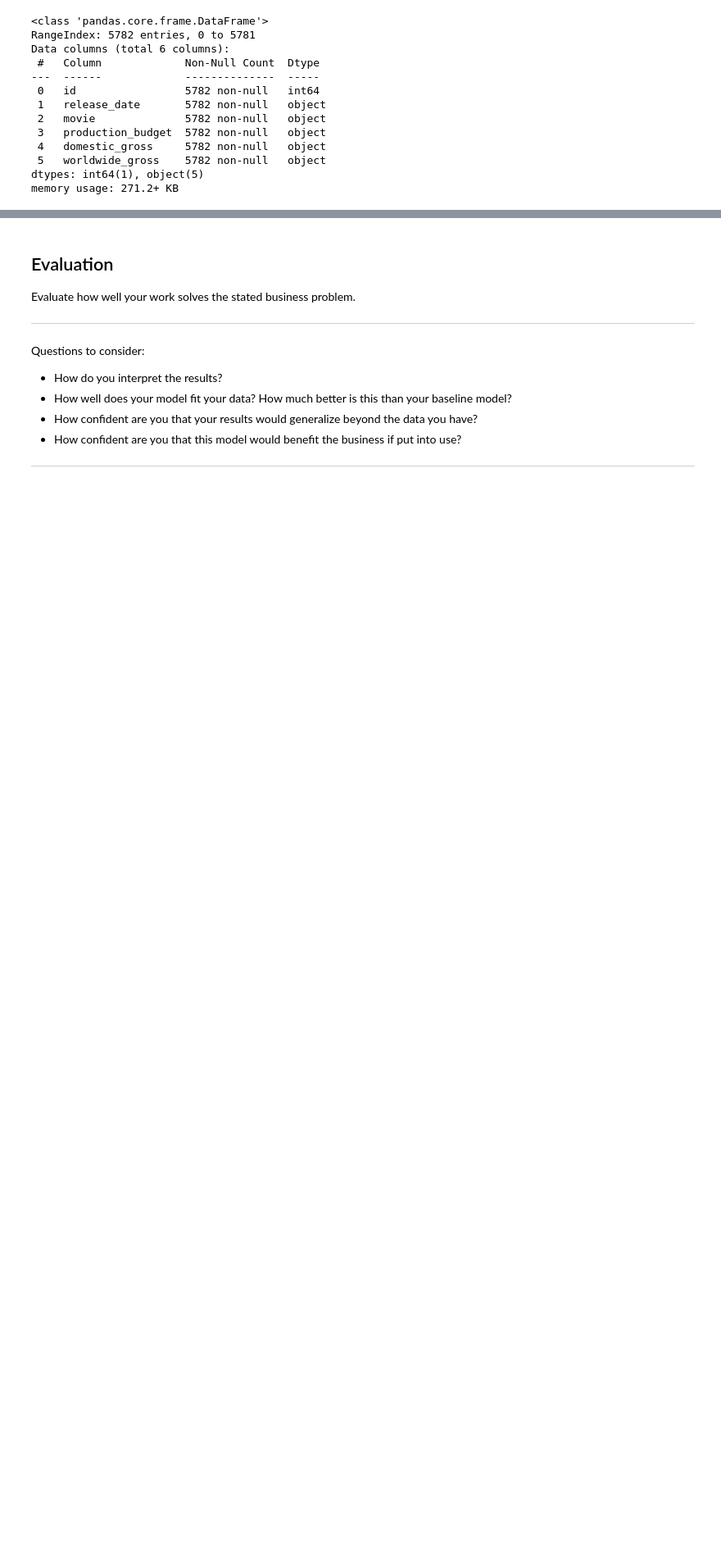
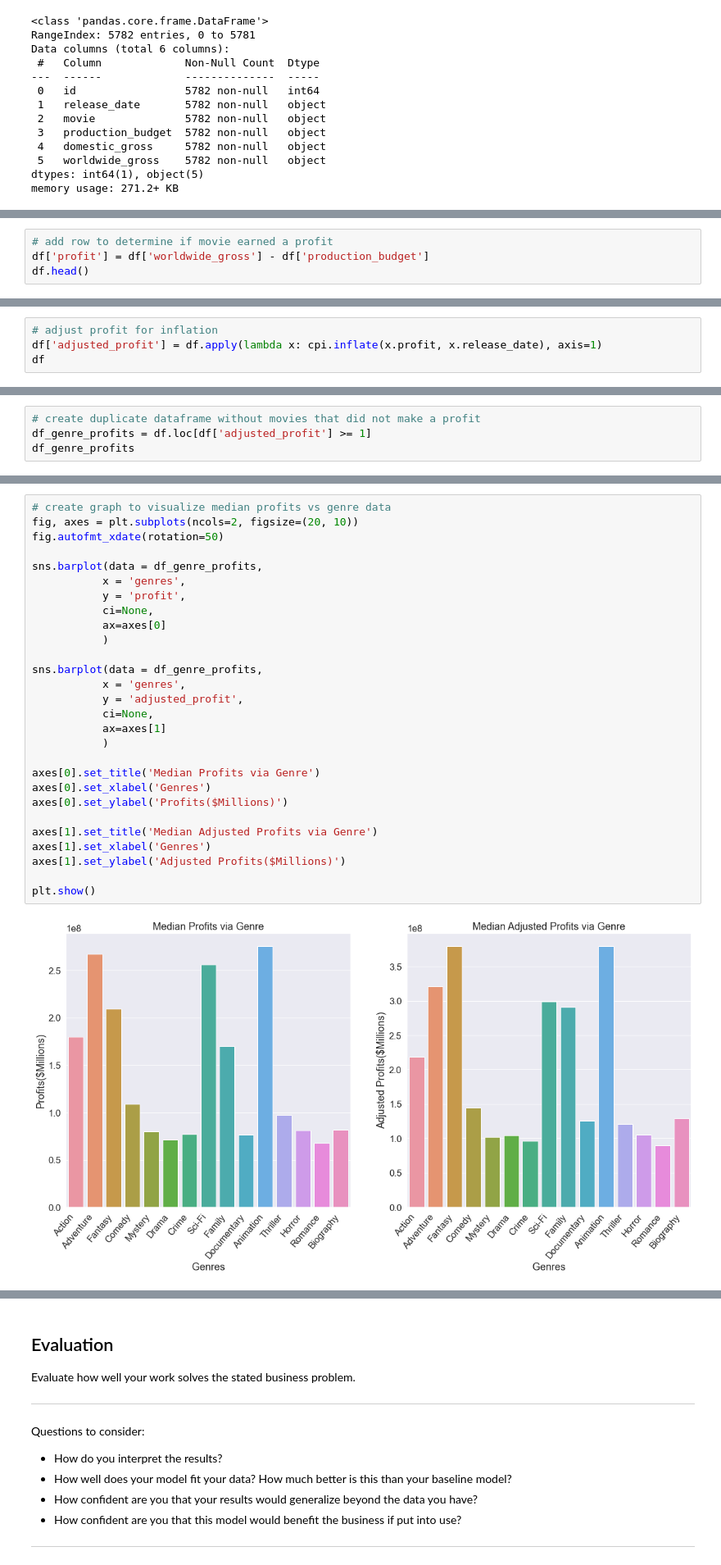
Before and after one commit to sierrajul/Microsoft-Movie-Analysis, a Jupyter notebook: dsc-phase1-project-template.ipynb, the cells around one changed output, grey strips where cells are left out. Shown at 82% size. Saved outputs shown, nothing was run; the diff lists cells and outputs as text; blank space fills up the shorter version.

```diff
--- a/dsc-phase1-project-template.ipynb
+++ b/dsc-phase1-project-template.ipynb
@@ -301,0 +334,4 @@ fig.set_size_inches(10,10)
+# %%
+# add row to determine if movie earned a profit
+df['profit'] = df['worldwide_gross'] - df['production_budget']
+df.head()
@@ -301,0 +345,4 @@ fig.set_size_inches(10,10)
+# %%
+# adjust profit for inflation
+df['adjusted_profit'] = df.apply(lambda x: cpi.inflate(x.profit, x.release_date), axis=1)
+df
@@ -301,0 +456,4 @@ fig.set_size_inches(10,10)
+# %%
+# create duplicate dataframe without movies that did not make a profit
+df_genre_profits = df.loc[df['adjusted_profit'] >= 1]
+df_genre_profits
@@ -301,0 +495,30 @@ fig.set_size_inches(10,10)
+# %%
+# create graph to visualize median profits vs genre data
+fig, axes = plt.subplots(ncols=2, figsize=(20, 10))
+fig.autofmt_xdate(rotation=50)
+
+sns.barplot(data = df_genre_profits,
+           x = 'genres',
+           y = 'profit',
+           ci=None,
+           ax=axes[0]
+           )
+
+sns.barplot(data = df_genre_profits,
+           x = 'genres',
+           y = 'adjusted_profit',
+           ci=None,
+           ax=axes[1]
+           )
+
+axes[0].set_title('Median Profits via Genre')
+axes[0].set_xlabel('Genres')
+axes[0].set_ylabel('Profits($Millions)')
+
+axes[1].set_title('Median Adjusted Profits via Genre')
+axes[1].set_xlabel('Genres')
+axes[1].set_ylabel('Adjusted Profits($Millions)')
+
+plt.show()
+# %% [output]
+[figure, added]
```
Also changed, not shown: parts of 51 cells of this notebook.
